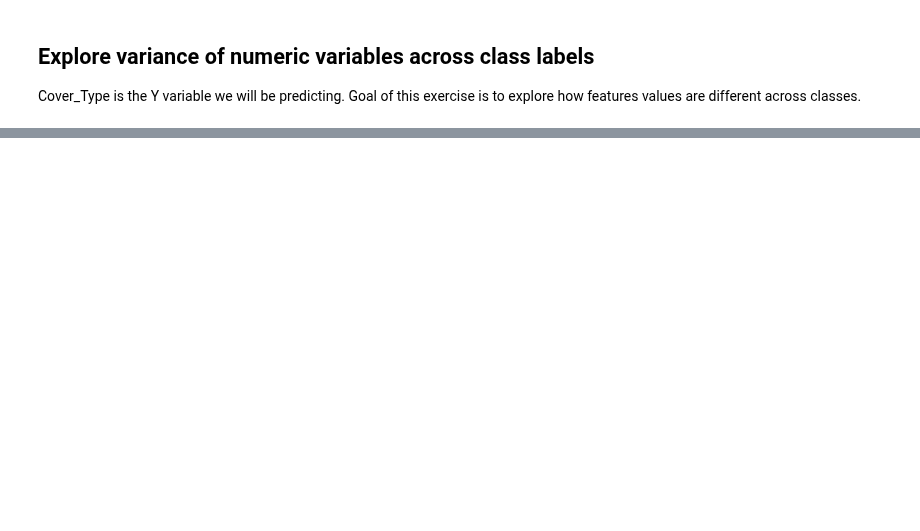
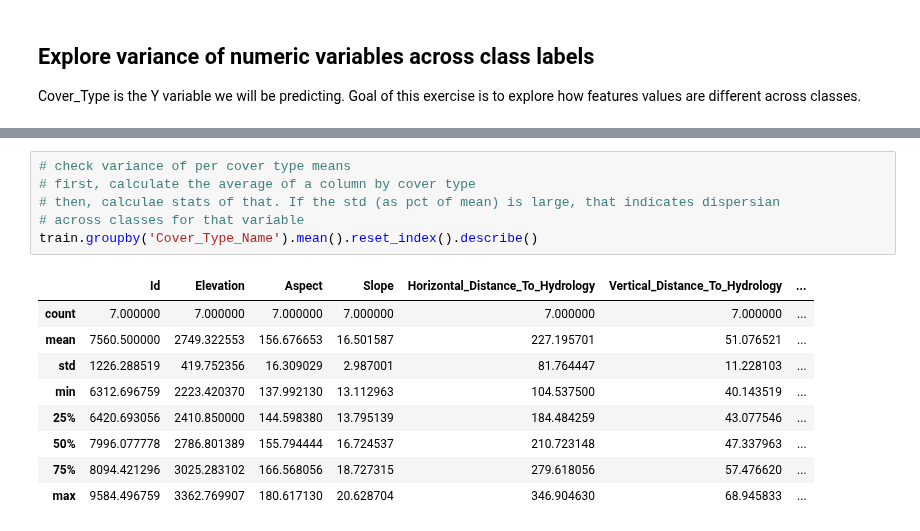
Before and after one commit to sams-data/mids-w207_9_sp22_forest_cover_classification, a Jupyter notebook: oren_finalprojectbaseline.ipynb, the cells around one changed output, grey strips where cells are left out. Drawn from its saved outputs; the diff is of its cells as text; blank space fills up the shorter version.

```diff
--- a/oren_finalprojectbaseline.ipynb
+++ b/oren_finalprojectbaseline.ipynb
@@ -180,2 +141,18 @@ train_df.groupby('Cover_Type').mean().reset_index().describe()
+# %%
+# check variance of per cover type means
+# first, calculate the average of a column by cover type
+# then, calculae stats of that. If the std (as pct of mean) is large, that indicates dispersian
+# across classes for that variable
+train.groupby('Cover_Type_Name').mean().reset_index().describe()
+# %% [output]
+|  | Id | Elevation | Aspect | Slope | Horizontal_Distance_To_Hydrology | Vertical_Distance_To_Hydrology | ... |
+| count | 7.000000 | 7.000000 | 7.000000 | 7.000000 | 7.000000 | 7.000000 | ... |
+| mean | 7560.500000 | 2749.322553 | 156.676653 | 16.501587 | 227.195701 | 51.076521 | ... |
+| std | 1226.288519 | 419.752356 | 16.309029 | 2.987001 | 81.764447 | 11.228103 | ... |
+| min | 6312.696759 | 2223.420370 | 137.992130 | 13.112963 | 104.537500 | 40.143519 | ... |
+| 25% | 6420.693056 | 2410.850000 | 144.598380 | 13.795139 | 184.484259 | 43.077546 | ... |
+| 50% | 7996.077778 | 2786.801389 | 155.794444 | 16.724537 | 210.723148 | 47.337963 | ... |
+| 75% | 8094.421296 | 3025.283102 | 166.568056 | 18.727315 | 279.618056 | 57.476620 | ... |
+| max | 9584.496759 | 3362.769907 | 180.617130 | 20.628704 | 346.904630 | 68.945833 | ... |
 # %%
 # correlation plot
```
Also changed, not shown: parts of 12 cells of this notebook, 8 other files.
